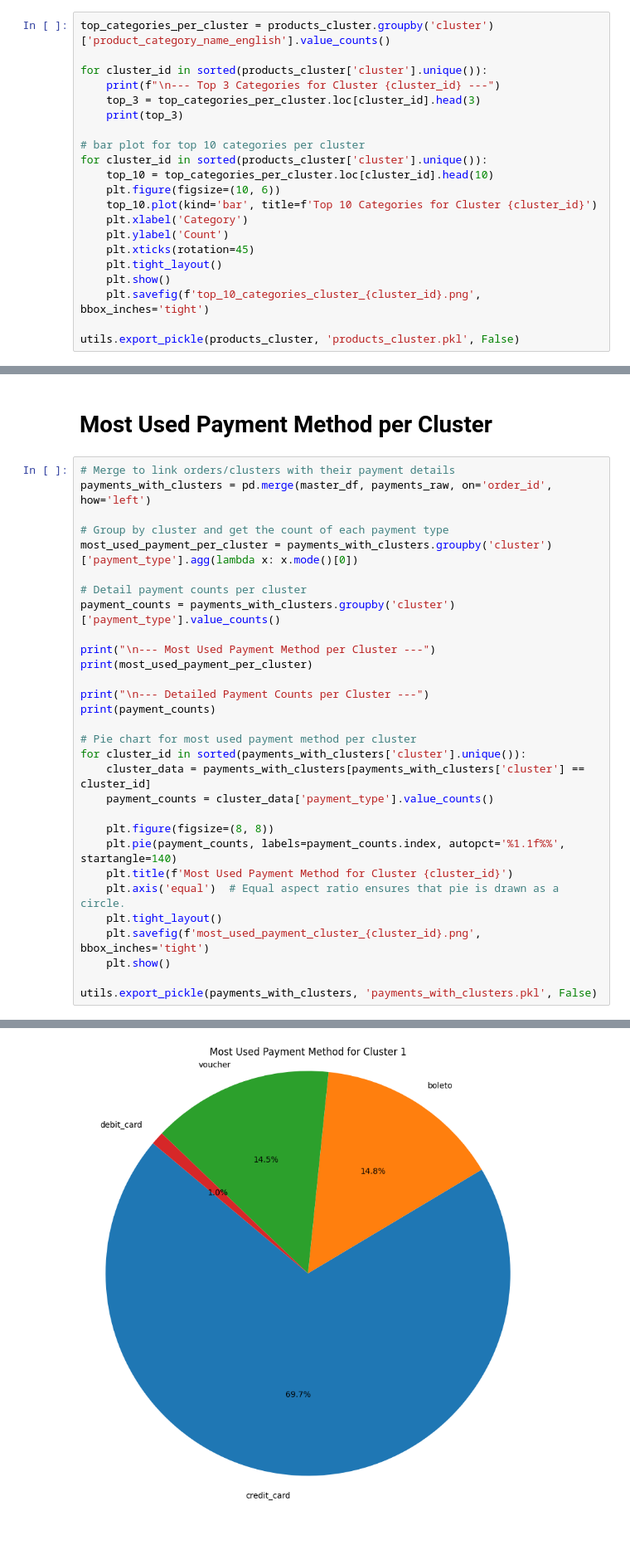
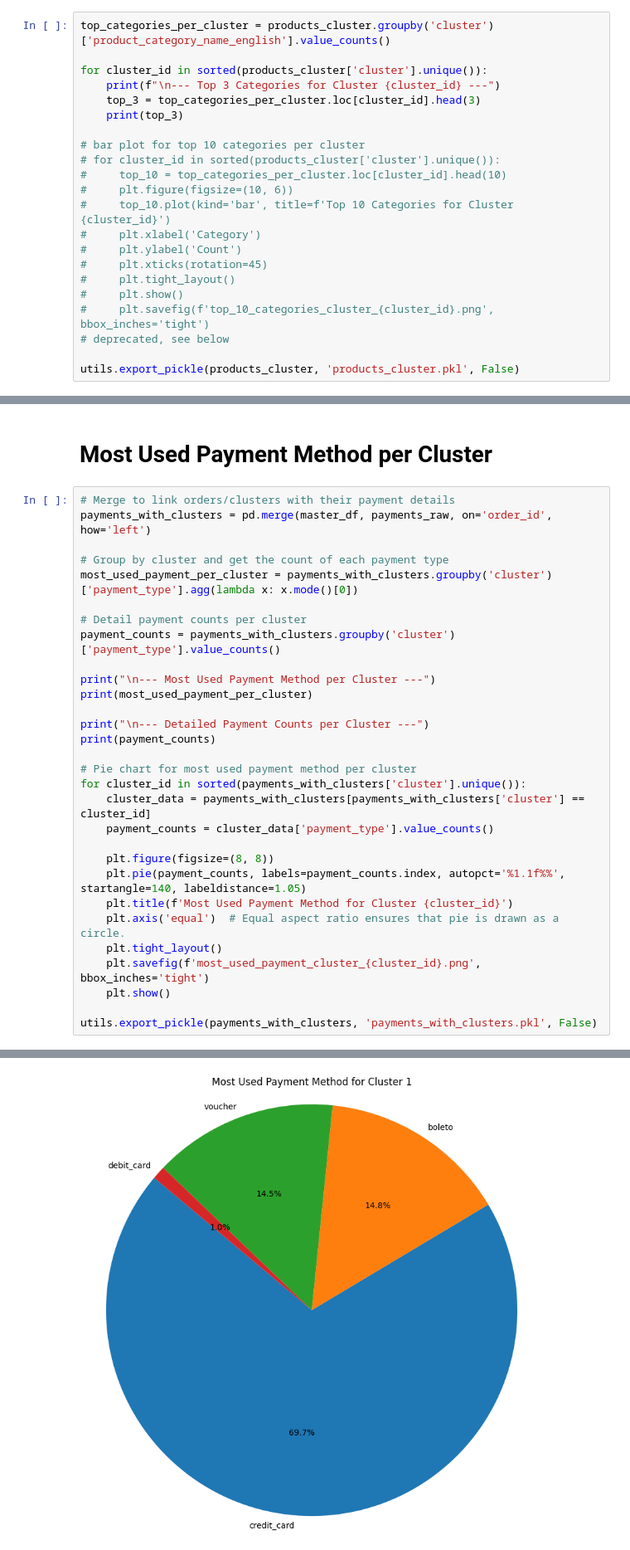
Before and after one commit to pt-sinan-akbar/Dataset-Thesis, a Jupyter notebook: 16-analisa/end_of_beginning.ipynb, the cells around one changed output, grey strips where cells are left out. Shown at 83% size. Saved outputs shown, nothing was run; the diff lists cells and outputs as text.

Commit message:
analisa hasil clustering part 2

```diff
--- a/16-analisa/end_of_beginning.ipynb
+++ b/16-analisa/end_of_beginning.ipynb
@@ -208,16 +209,17 @@ for cluster_id in sorted(products_cluster['cluster'].unique()):
     print(top_3)
 
 # bar plot for top 10 categories per cluster
-for cluster_id in sorted(products_cluster['cluster'].unique()):
-    top_10 = top_categories_per_cluster.loc[cluster_id].head(10)
-    plt.figure(figsize=(10, 6))
-    top_10.plot(kind='bar', title=f'Top 10 Categories for Cluster {cluster_id}')
-    plt.xlabel('Category')
-    plt.ylabel('Count')
-    plt.xticks(rotation=45)
-    plt.tight_layout()
-    plt.show()
-    plt.savefig(f'top_10_categories_cluster_{cluster_id}.png', bbox_inches='tight')
+# for cluster_id in sorted(products_cluster['cluster'].unique()):
+#     top_10 = top_categories_per_cluster.loc[cluster_id].head(10)
+#     plt.figure(figsize=(10, 6))
+#     top_10.plot(kind='bar', title=f'Top 10 Categories for Cluster {cluster_id}')
+#     plt.xlabel('Category')
+#     plt.ylabel('Count')
+#     plt.xticks(rotation=45)
+#     plt.tight_layout()
+#     plt.show()
+#     plt.savefig(f'top_10_categories_cluster_{cluster_id}.png', bbox_inches='tight')
+# deprecated, see below
 
 utils.export_pickle(products_cluster, 'products_cluster.pkl', False)
 # %% [output]
@@ -329,7 +322,7 @@ for cluster_id in sorted(payments_with_clusters['cluster'].unique()):
     payment_counts = cluster_data['payment_type'].value_counts()
 
     plt.figure(figsize=(8, 8))
-    plt.pie(payment_counts, labels=payment_counts.index, autopct='%1.1f%%', startangle=140)
+    plt.pie(payment_counts, labels=payment_counts.index, autopct='%1.1f%%', startangle=140, labeldistance=1.05)
     plt.title(f'Most Used Payment Method for Cluster {cluster_id}')
     plt.axis('equal')  # Equal aspect ratio ensures that pie is drawn as a circle.
     plt.tight_layout()
@@ -360 +353 @@ Name: count, dtype: int64
-[figure, old version]
+[figure, new version]
```
Also changed, not shown: parts of 8 cells of this notebook, 15 other files.
